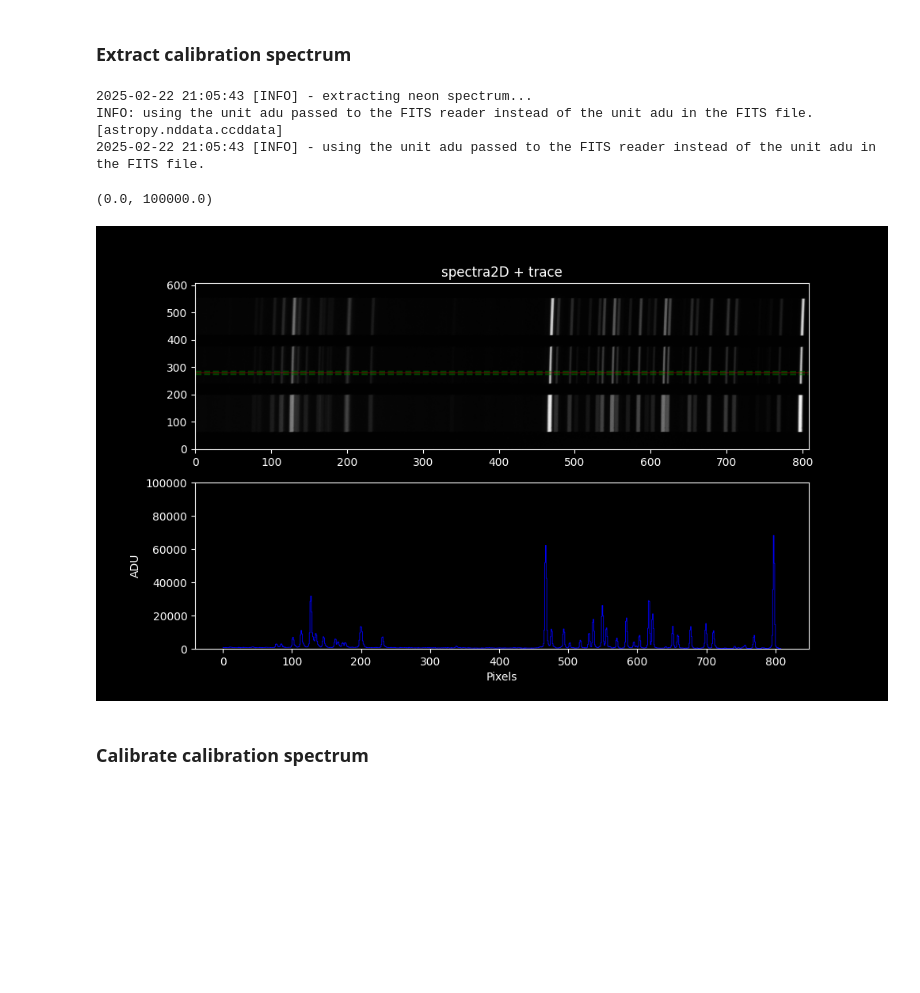
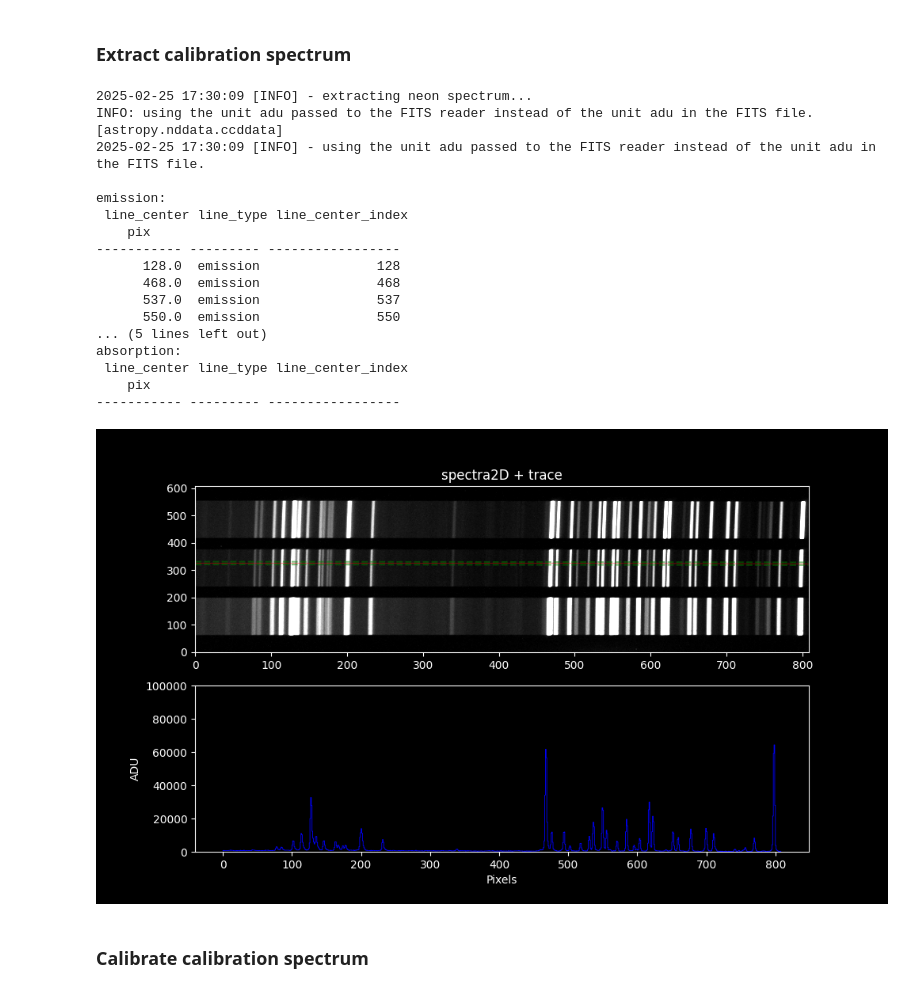
Before and after one commit to plouis35/EasyAstro, a Jupyter notebook: easytools/easyextract.ipynb, the cells around one changed output. Cells and saved outputs as stored; diff of their text form; code cells hidden in the pictures; blank space fills up the shorter version.

```diff
--- a/easytools/easyextract.ipynb
+++ b/easytools/easyextract.ipynb
@@ -121,8 +121,8 @@ ALTITUDE = 250
 
 ### science target
 CAPTURE_DIR='../../../CAPTURES/20161200_CHATEAU_TIPE/spectro_TIPE_bruts/'
-TARGET = 'ngc4151'
-#TARGET = 'markab'
+#TARGET = 'ngc4151'
+TARGET = 'markab'
 #REFERENCE_STAR = 'delumi_stis_004.fits'             # CALSPEC
 REFERENCE_STAR = 'hd158485_stis_007.fits'             # CALSPEC
 WAVE_RANGE = 3000, 9000
@@ -142,8 +142,8 @@ PIXELS = [78.099, 128.005, 200.651, 339.185, 468.038, 550.164, 617.539, 677.917,
 # %%
 logger.info('extracting science spectra...')
 
-#master_science = CCDData.read(CAPTURE_DIR + TARGET + '-reduced.fit', unit = u.adu)
-master_science = CCDData.read(CAPTURE_DIR + TARGET + '-reduced-cosmics' + '.fit', unit = u.adu)
+master_science = CCDData.read(CAPTURE_DIR + TARGET + '-reduced.fit', unit = u.adu)
+#master_science = CCDData.read(CAPTURE_DIR + TARGET + '-reduced-cosmics' + '.fit', unit = u.adu)
 master_calib = CCDData.read(CAPTURE_DIR + 'mastercalib.fit', unit = u.adu)
 
 #sci_tr = tracing.FlatTrace(master_science, 407)
@@ -152,7 +152,7 @@ sci_tr = FitTrace(master_science,
                           trace_model = models.Polynomial1D(degree=2),
                           peak_method = 'gaussian',
                           window = 20,
-                          guess=281
+                          #guess=281
                          )
 #trace_model : one of Chebyshev1D, Legendre1D, Polynomial1D, or Spline1D
 #peak_method : One of gaussian, centroid, or max. gaussian
@@ -202,39 +202,63 @@ Text(0, 0.5, 'ADU')
 # %%
 logger.info('extracting neon spectrum...')
 
 neon_data = CCDData.read(CAPTURE_DIR + 'mastercalib.fit', unit = u.adu)
 
 #specreduce.tracing.ArrayTrace(image: NDData, trace: ndarray)
 #neon_tr = tracing.FlatTrace(neon_data,sci_tr.trace[int(sci_tr.shape[0] / 2.0)])   #FitTrace(image, peak_method='gaussian', guess=trace_pos)
 #neon_tr = tracing.ArrayTrace(neon_data, sci_tr.trace[int(sci_tr.shape[0] / 2.0)])   #FitTrace(image, peak_method='gaussian', guess=trace_pos)
 #bg = background.Background.two_sided(neon_data, sci_tr, separation=50, width=0)
 extract = BoxcarExtract(neon_data , sci_tr, width = 5)
 neon_spectrum = extract()
 
-cuts = (0, 90)
+cuts = (10, 75)
 ax0, ax1 = plt.subplots(2, 1, figsize = (10,6))[1]
 #plt.tight_layout()
 
 im = ax0.imshow(neon_data, origin='lower', aspect='auto', cmap=plt.cm.grey)
 #ax0.imshow(bg.bkg_wimage, origin='lower', aspect='auto', cmap=plt.cm.gray, alpha=0.1)
 #ax0.imshow(sci_tr.image.data, origin='lower', aspect='auto', cmap=plt.cm.gray, alpha=1)
-#im.set_clim(np.percentile(master_science, cuts))
+im.set_clim(np.percentile(master_science, cuts))
 ax0.step(neon_spectrum.spectral_axis, sci_tr.trace , color='red', linewidth = '0.3')
 ax0.step(neon_spectrum.spectral_axis, sci_tr.trace + extract.width , color='g', linestyle='dashed', alpha=0.5)
 ax0.step(neon_spectrum.spectral_axis, sci_tr.trace - extract.width , color='g', linestyle='dashed', alpha=0.5)
 
 ax0.set_title('spectra2D + trace')
 
 ax1.step(neon_spectrum.spectral_axis , neon_spectrum.flux, color='blue', linewidth = '0.6')
 ax1.set_xlabel('Pixels')
 ax1.set_ylabel('ADU')
 ax1.set_ylim(0, 0.1e6)
+
+### identify lines
+from specutils.fitting import find_lines_derivative
+from specutils.fitting import fit_lines
+
+lines = find_lines_derivative(neon_spectrum, flux_threshold=15000)
+print('\nemission: \n', lines[lines['line_type'] == 'emission'])
+print('\nabsorption: \n', lines[lines['line_type'] == 'absorption'])
+
+# readjust x-pixel positions accordingly
+#PIXELS = [78.099, 128.005, 200.651, 339.185, 468.038, 550.164, 617.539, 677.917, 796.963]*u.pix
 # %% [output]
-2025-02-22 21:05:43 [INFO] - extracting neon spectrum...
+2025-02-25 17:30:09 [INFO] - extracting neon spectrum...
 INFO: using the unit adu passed to the FITS reader instead of the unit adu in the FITS file. [astropy.nddata.ccddata]
-2025-02-22 21:05:43 [INFO] - using the unit adu passed to the FITS reader instead of the unit adu in the FITS file.
+2025-02-25 17:30:09 [INFO] - using the unit adu passed to the FITS reader instead of the unit adu in the FITS file.
+
+emission:
+ line_center line_type line_center_index
+    pix
+----------- --------- -----------------
+      128.0  emission               128
+      468.0  emission               468
+      537.0  emission               537
+      550.0  emission               550
+... (5 lines left out)
+absorption:
+ line_center line_type line_center_index
+    pix
+----------- --------- -----------------
-(0.0, 100000.0)
-[figure, old version]
+[figure, new version]
 # %% [markdown]
 ### Calibrate calibration spectrum
 # %%
```
Also changed, not shown: parts of 8 cells of this notebook.
